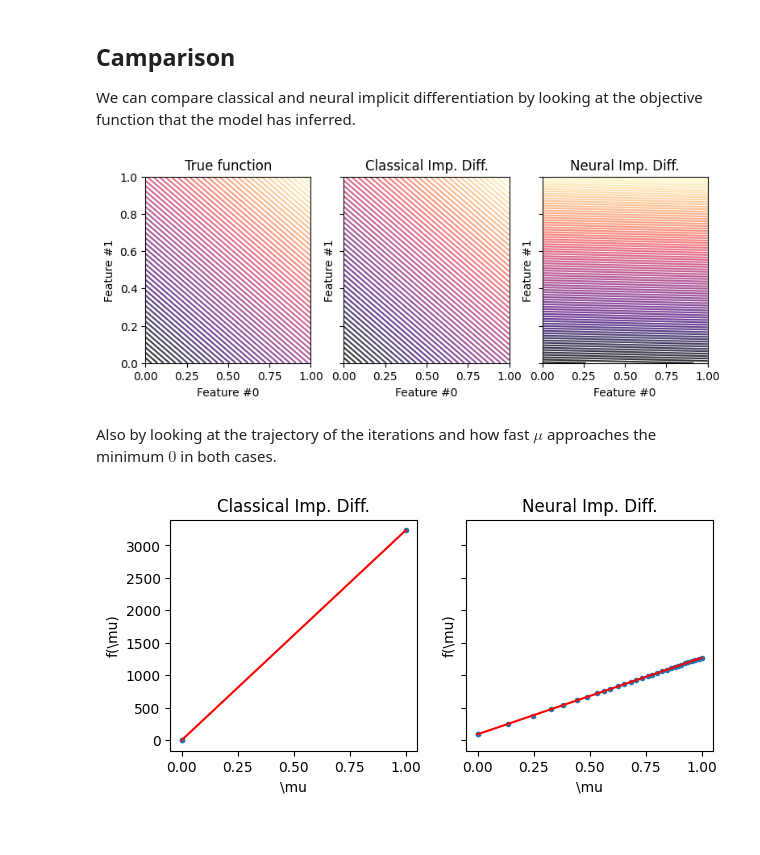
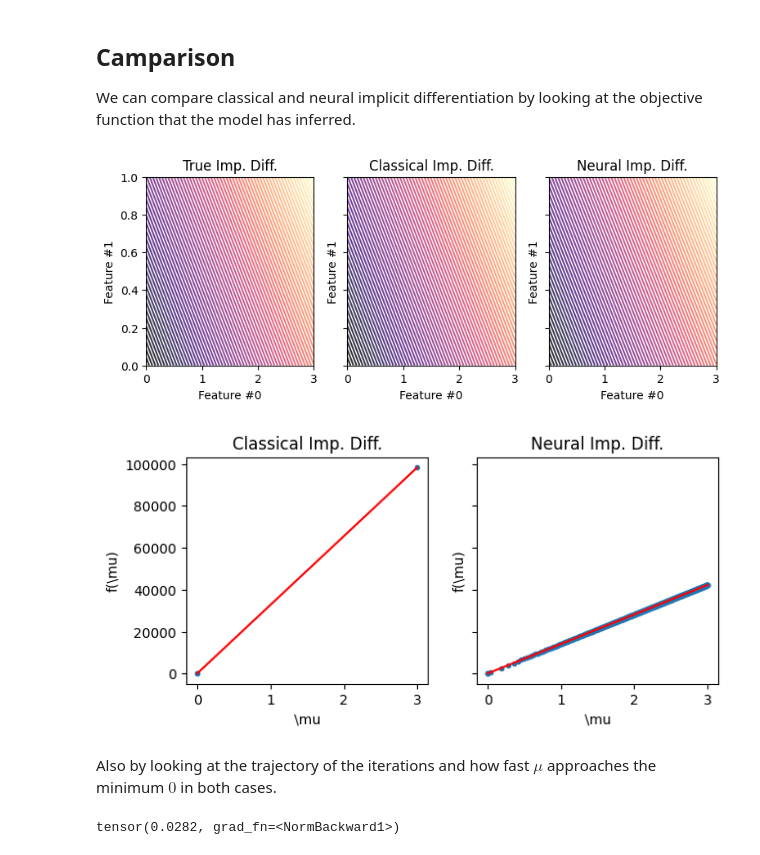
Before and after one commit to petrulii/Bilevel-Optimization-101, a Jupyter notebook: src/bilevel_optimization_deterministic.ipynb, the cells around one changed output. Saved outputs shown, nothing was run; the diff lists cells and outputs as text; code cells hidden in the pictures.

```diff
--- a/src/bilevel_optimization_deterministic.ipynb
+++ b/src/bilevel_optimization_deterministic.ipynb
@@ -77,8 +80,8 @@ def find_theta_star(X, y, mu):
 We then provide all necessary gradients to compute the gradient $\nabla_\mu F$ as functions of the parameter vector $\theta$ and the outer parameter $\mu$:
 # %%
 # Objective functions
-fo = lambda mu, theta, X, y: None
-fi = lambda mu, theta, X, y: None
+fo = lambda mu, theta, X_out, y_out: torch.mean((1/2)*torch.pow(((X_out @ theta) - y_out),2))
+fi = lambda mu, theta, X_in, y_in: torch.mean((1/2)*torch.pow(((X_in @ theta) - y_in),2) + mu*torch.pow((X_in @ theta),2))
 
 # Gradients
 og1 = lambda mu, theta, X_out, y_out: torch.tensor([[0]])
@@ -89,13 +92,15 @@ ig12 = lambda mu, theta, X_in, y_in: 2 * X_in.T @ X_in @ theta
 Then we use **classical implicit differentiation** to find the optimal $\mu^*$:
 # %%
 # Optimize using classical implicit differention
-bp = BilevelProblem(outer_objective=fo, inner_objective=fi, method="implicit_diff", outer_grad1=og1, outer_grad2=og2, inner_grad22=ig22, inner_grad12=ig12, find_theta_star=find_theta_star, X_outer=X_val, y_outer=y_val, X_inner=X_train, y_inner=y_train)
-mu0 = torch.full((1,1), 1.)
-mu_opt, iters_c, n_iters, times, theta = bp.optimize(mu0, maxiter=maxiter, step=step)
+bp_classic = BilevelProblem(outer_objective=fo, inner_objective=fi, method="implicit_diff", data=dataset, gradients=[og1,og2,ig22,ig12], find_theta_star=find_theta_star)
+mu_opt_c, iters_c, n_iters, times, inner_loss, outer_loss, theta = bp_classic.optimize(mu0, maxiter=maxiter, step=step)
+plot_loss(inner_loss, title="Inner loss of clas. im. diff.")
+plot_loss(outer_loss, title="Outer loss of clas. im. diff.")
+h_star_c = lambda X: X @ theta
 
 # Show results
 print("CLASSICAL IMPLICIT DIFFERENTIATION")
-print("Argmin of the outer objective:", mu_opt)
+print("Argmin of the outer objective:", mu_opt_c)
 print("Average iteration time:", np.average(times))
 print("Number of iterations:", n_iters)
 print("True coefficients theta:", coef)
@@ -124,8 +131,8 @@ $$
 We provide all necessary gradients to compute the gradient $\nabla_\mu F$ as functions of the function $h$ and the outer parameter $\mu$:
 # %%
 # Objective functions
-fo = lambda mu, h, w, v: None
-fi = lambda mu, h, w, v: None
+fo = lambda mu, h, X_out, y_out: torch.mean((1/2)*torch.pow((h(X_out) - y_out),2))
+fi = lambda mu, h, X_in, y_in: torch.mean((1/2)*torch.pow((h(X_in) - y_in),2) + mu*torch.pow(h(X_in),2))
 
 # Gradients
 og1 = lambda mu, h, X_out, y_out: torch.tensor([[0]])
@@ -136,13 +143,15 @@ ig12 = lambda mu, h, X_in, y_in: 2*h(X_in)
 Then we use **neural implicit differentiation** to find the optimal $\mu^*$:
 # %%
 # Optimize using neural implicit differention
-bp = BilevelProblem(outer_objective=fo, inner_objective=fi, method="neural_implicit_diff", outer_grad1=og1, outer_grad2=og2, inner_grad22=ig22, inner_grad12=ig12, X_outer=X_val, y_outer=y_val, X_inner=X_train, y_inner=y_train)#, coef=coef)
-mu0 = torch.full((1,1), 1.)
-mu_opt, iters_n, n_iters, times, h_star_n = bp.optimize(mu0, maxiter=maxiter, step=step)
+bp_neural = BilevelProblem(outer_objective=fo, inner_objective=fi, method="neural_implicit_diff", data=dataset, gradients=[og1,og2,ig22,ig12])
+mu_opt_n, iters_n, n_iters, times, inner_loss, outer_loss, h_star_n = bp_neural.optimize(mu0, maxiter=maxiter, step=step)
+plot_loss(inner_loss, title="Inner loss of neur. im. diff.")
+plot_loss(outer_loss, title="Outer loss of neur. im. diff.")
 
 # Show results
 print("NEURAL IMPLICIT DIFFERENTIATION")
-print("Argmin of the outer objective:", mu_opt)
+print("Argmin of the outer objective:", mu_opt_n)
 print("Average iteration time:", np.average(times))
 print("Number of iterations:", n_iters)
+print()
 # %% [output]
@@ -154,16 +165,23 @@ Number of iterations: 30
 ## Camparison
 We can compare classical and neural implicit differentiation by looking at the objective function that the model has inferred.
 # %%
-h_true = lambda x : x @ coef
-h_star_c = lambda x : x @ theta
 f_c = lambda mu : torch.pow(torch.norm((h_star_c(X_train) - y_train)),2) + (mu.clone().detach())*torch.pow(torch.norm(h_star_c(X_train)),2)
 f_n = lambda mu : torch.pow(torch.norm((h_star_n(X_val) - y_val)),2) + mu*torch.pow(torch.norm(h_star_n(X_val)),2)
-plot_2D_functions(h_true, h_star_c, h_star_n, points=None, plot_x_lim=[0,1], plot_y_lim=[0,1], plot_nb_contours=80)
+plot_2D_functions(h_true, h_star_c, h_star_n, points=None, plot_x_lim=[0,mu_0_value], plot_y_lim=[0,1], plot_nb_contours=80, titles=["True Imp. Diff.","Classical Imp. Diff.","Neural Imp. Diff."])
+plot_1D_iterations(iters_c, iters_n, f_c, f_n, plot_x_lim=[0,mu_0_value], titles=["Classical Imp. Diff.","Neural Imp. Diff."])
 # %% [output]
-[figure, old version]
+[figure, new version]
+[figure, added]
 # %% [markdown]
 Also by looking at the trajectory of the iterations and how fast $\mu$ approaches the minimum $0$ in both cases.
-# %%
-plot_1D_iterations(iters_c, iters_n, f_c, f_n, plot_x_lim=[0,1])
-# %% [output]
-[figure, removed]
+# %%
+# Testing a*
+X_test = torch.from_numpy(np.random.uniform(size=(100, n)).astype('float32'))
+y_test = h_true(X_test)
+h_theta_grad = lambda X : X
+outer_grad2_h = lambda mu, h, X_out, y_out: (h(X_out) - y_out)
+a_star_c = bp_classic.a_star(mu_opt_c, outer_grad2_h, h_star_c, h_theta_grad)
+a_star_n = bp_neural.a_star
+print(torch.norm(a_star_c(X_test, y_test) - a_star_n(X_test)))
+# %% [output]
+tensor(0.0282, grad_fn=<NormBackward1>)
```
Also changed, not shown: parts of 5 cells of this notebook, 3 other files.
